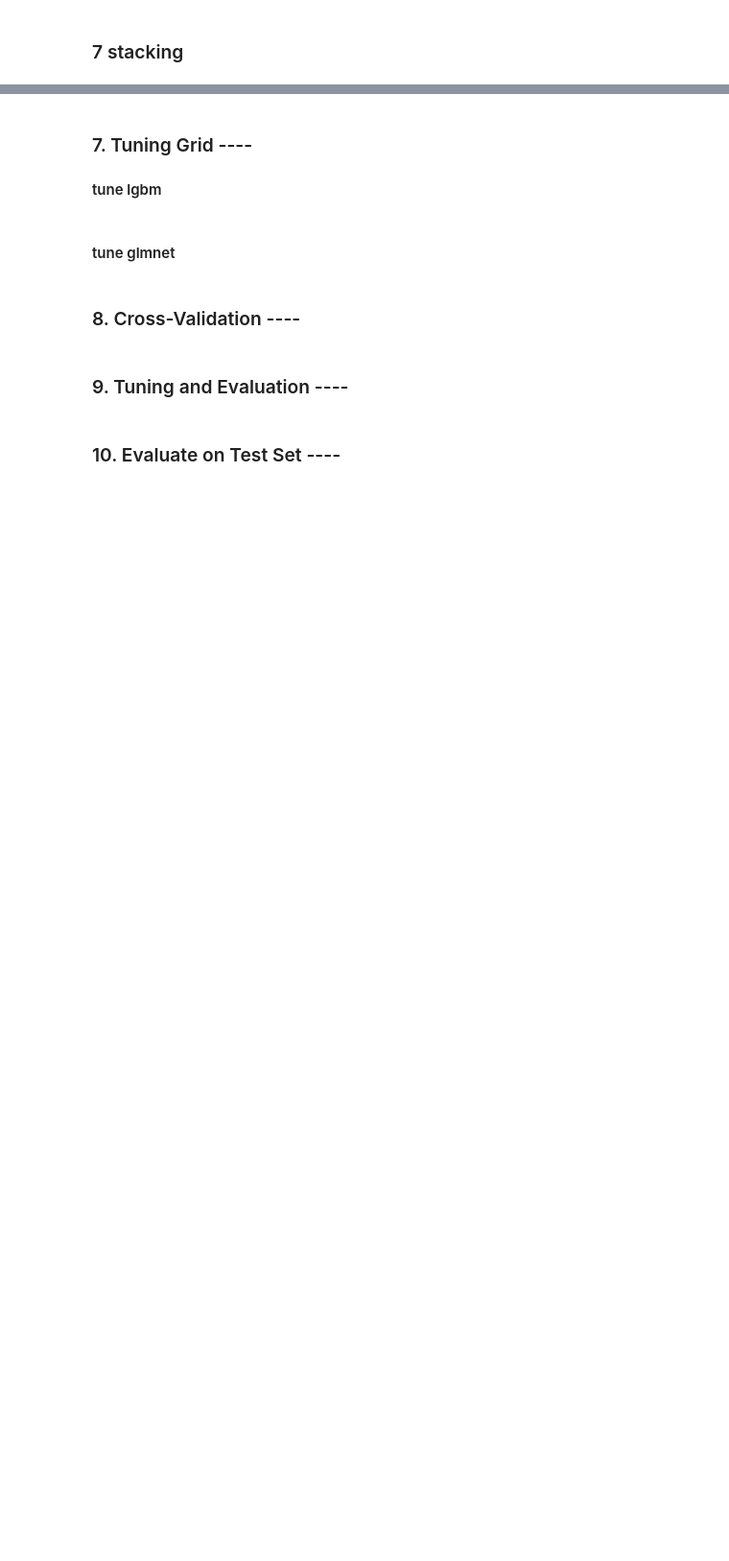
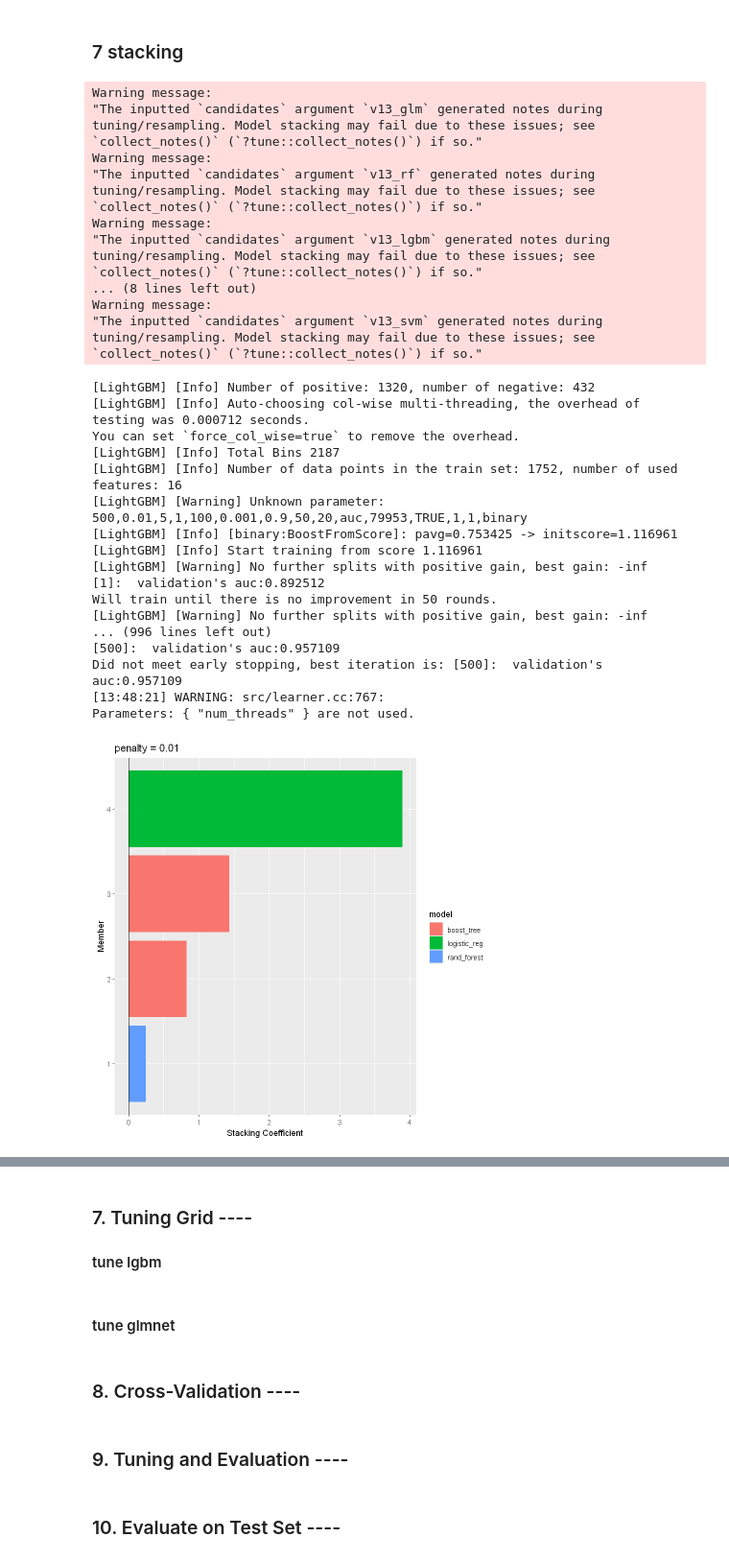
Before and after one commit to Wang-Yong2018/kaggle_s5e3_rainfall_prediction, a Jupyter notebook: rainfall_roc_auc_workflow.ipynb, the cells around one changed output, grey strips where cells are left out. Shown at 96% size. Saved outputs shown, nothing was run; the diff lists cells and outputs as text; code cells hidden in the pictures; blank space fills up the shorter version.

Commit message:
it may be bad score at lb , but local cv is quite good. anyway try it.

```diff
--- a/rainfall_roc_auc_workflow.ipynb
+++ b/rainfall_roc_auc_workflow.ipynb
@@ -321,28 +263,23 @@ glm_eng <-
 lgbm_eng<-
    parsnip::boost_tree(
       trees = 500, # Number of trees
-      #learn_rate = 0.01,
+      learn_rate = 0.01,
       tree_depth =5,
       loss_reduction = 0.001,
       stop_iter = 50,
-      #sample_size = 0.9, # Added sample_size
-      #tree_depth = tune(),
-      #mtry = 0.5,
-      min_n = 200
+      sample_size = 0.9, # Added sample_size
+      min_n = 100
    ) |>
    set_mode("classification")|>
    set_engine("lightgbm",
-              #metric='roc_auc',
               num_leaves = 20,
               counts = FALSE,
+              num_threads=12,
               metric = "auc",              # 优化目标
               verbose=1)
 
 rf_eng<- rand_forest( trees = 700,
-                      #learn_rate = 0.01,
-                      #sample_size=0.8,
-                      #mtry=10,
-                      min_n=200) |>
+                      min_n=100) |>
   set_engine("ranger",num.threads=4)|>
   set_mode("classification")
 
@@ -350,45 +287,39 @@ xgb_eng<- parsnip::boost_tree( trees = 500,
                       learn_rate = 0.01,
                       loss_reduction = 0.001,
                       sample_size = 0.8, # Added sample_size
-                      #mtry=tune(),
                       min_n=70) |>
   set_engine("xgboost",num.threads=8)|>
   set_mode("classification")
-
 
 c50_eng <- boost_tree() |>
   set_mode('classification')|>
   set_engine('C5.0')
 
 earth_eng <-  # good model base score 0.8718
-  mars() %>%
-  set_mode("classification") %>%
+  mars() |>
+  set_mode("classification") |>
   set_engine("earth")
 
 svm_eng <-
   svm_rbf(
     cost = 0.001,
     rbf_sigma = 0.01
-    ) %>%
+    )  |>
   set_mode("classification")
 
 kknn_eng <-
-  nearest_neighbor(neighbors = 5,
-                   #weight_func = tune()
-                   ) %>%
-  set_mode("classification") %>%
+  nearest_neighbor(neighbors = 5 ) |>
+  set_mode("classification")|>
   set_engine("kknn")
 
 selected_eng <- list(glm=glm_eng,
                      rf=rf_eng,
-                     #lgbm=lgbm_eng,
+                     lgbm=lgbm_eng,
                      xgb=xgb_eng,
                      #c50=c50_eng,
                      earth= earth_eng,
                      #kknn=kknn_eng,
-                     svm=svm_eng
-
-                     )
+                     svm=svm_eng)
 # %% [markdown]
 ### 6. Workflow ----
 #### set metrics
@@ -439,15 +419,51 @@ plan(sequential)
 # %%
 set.seed(1234)
 library(future)
-#plan(multisession,workers = 4)
+#plan(multisession,workers = 4) # comments it ,as stack not work well with lightgbm in parallell mode. it may related to environment.
 combined_fit <-
   stacks::stacks()|>
   stacks::add_candidates(wfs_result)|>
-  stacks::blend_predictions()|>
+  stacks::blend_predictions(penalty = 10^seq(-2, -0.1, length = 20))|>
   stacks::fit_members()
 
 combined_fit|>
   autoplot(type = "weights")
 
 autoplot(combined_fit)
 #plan(sequential)
+# %% [output]
+Warning message:
+"The inputted `candidates` argument `v13_glm` generated notes during
+tuning/resampling. Model stacking may fail due to these issues; see
+`collect_notes()` (`?tune::collect_notes()`) if so."
+Warning message:
+"The inputted `candidates` argument `v13_rf` generated notes during
+tuning/resampling. Model stacking may fail due to these issues; see
+`collect_notes()` (`?tune::collect_notes()`) if so."
+Warning message:
+"The inputted `candidates` argument `v13_lgbm` generated notes during
+tuning/resampling. Model stacking may fail due to these issues; see
+`collect_notes()` (`?tune::collect_notes()`) if so."
+... (8 lines left out)
+Warning message:
+"The inputted `candidates` argument `v13_svm` generated notes during
+tuning/resampling. Model stacking may fail due to these issues; see
+`collect_notes()` (`?tune::collect_notes()`) if so."
+[LightGBM] [Info] Number of positive: 1320, number of negative: 432
+[LightGBM] [Info] Auto-choosing col-wise multi-threading, the overhead of testing was 0.000712 seconds.
+You can set `force_col_wise=true` to remove the overhead.
+[LightGBM] [Info] Total Bins 2187
+[LightGBM] [Info] Number of data points in the train set: 1752, number of used features: 16
+[LightGBM] [Warning] Unknown parameter: 500,0.01,5,1,100,0.001,0.9,50,20,auc,79953,TRUE,1,1,binary
+[LightGBM] [Info] [binary:BoostFromScore]: pavg=0.753425 -> initscore=1.116961
+[LightGBM] [Info] Start training from score 1.116961
+[LightGBM] [Warning] No further splits with positive gain, best gain: -inf
+[1]:  validation's auc:0.892512
+Will train until there is no improvement in 50 rounds.
+[LightGBM] [Warning] No further splits with positive gain, best gain: -inf
+... (996 lines left out)
+[500]:  validation's auc:0.957109
+Did not meet early stopping, best iteration is: [500]:  validation's auc:0.957109
+[13:48:21] WARNING: src/learner.cc:767:
+Parameters: { "num_threads" } are not used.
+[figure, added]
```
Also changed, not shown: parts of 23 cells of this notebook, 2 other files.
